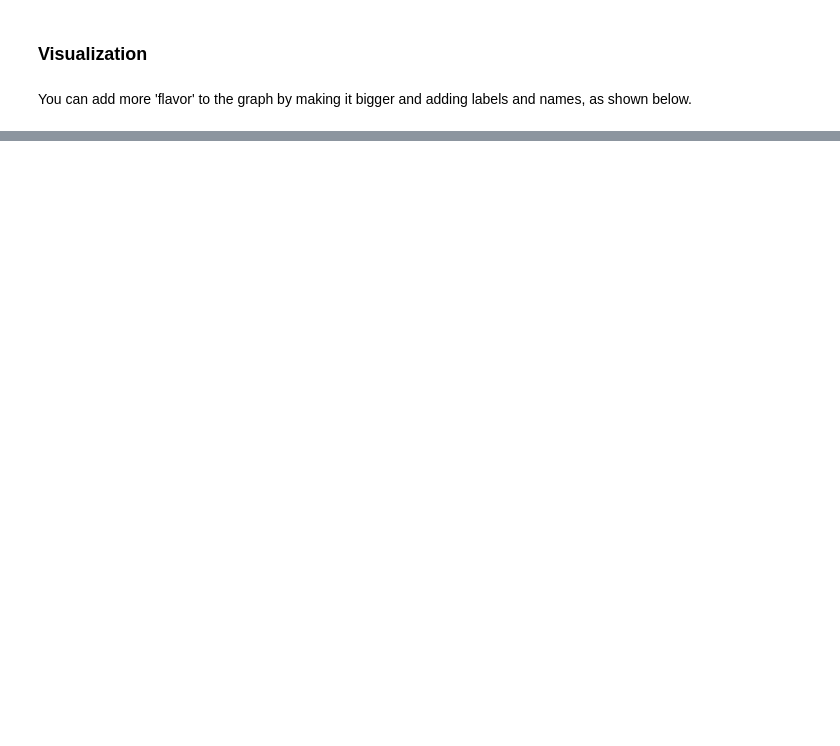
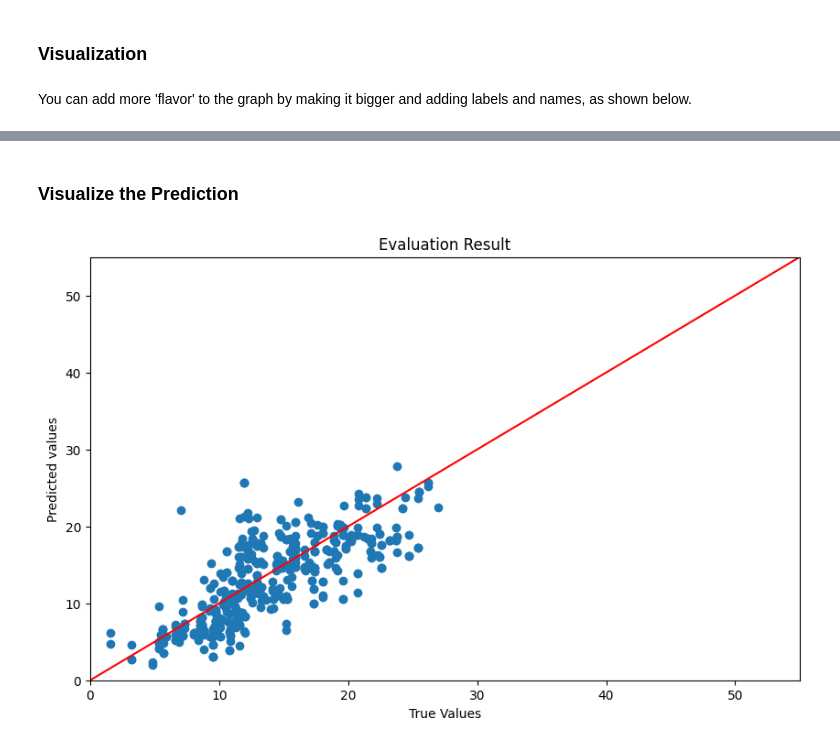
Before and after one commit to gstripling00/conferences, a Jupyter notebook: ODSC_23_predict_media_sales.ipynb, the cells around one changed output, grey strips where cells are left out. Saved outputs shown, nothing was run; the diff lists cells and outputs as text; code cells hidden in the pictures; blank space fills up the shorter version.

```diff
--- a/ODSC_23_predict_media_sales.ipynb
+++ b/ODSC_23_predict_media_sales.ipynb
@@ -263,0 +272,6 @@ plt.show()
+# %%
+'''=== predict the SALES =='''
+
+# predict SALES using the test data
+test_predictions = model.predict(X_test).flatten()
+print(test_predictions)
@@ -263,0 +311,16 @@ plt.show()
+# %% [markdown]
+### Visualize the Prediction
+# %%
+# visualize the prediction uisng diagonal line
+y = test_predictions #y-axis
+x = y_test #x-axis
+fig, ax = plt.subplots(figsize=(10,6)) # create figure
+ax.scatter(x,y) #scatter plots for x,y
+ax.set(xlim=(0,55), ylim=(0, 55)) #set limit
+ax.plot(ax.get_xlim(), ax.get_ylim(), color ='red') # draw 45 degree diagonal in figure
+plt.xlabel('True Values')
+plt.ylabel('Predicted values')
+plt.title('Evaluation Result')
+plt.show()
+# %% [output]
+[figure, added]
```
Also changed, not shown: parts of 27 cells of this notebook.
